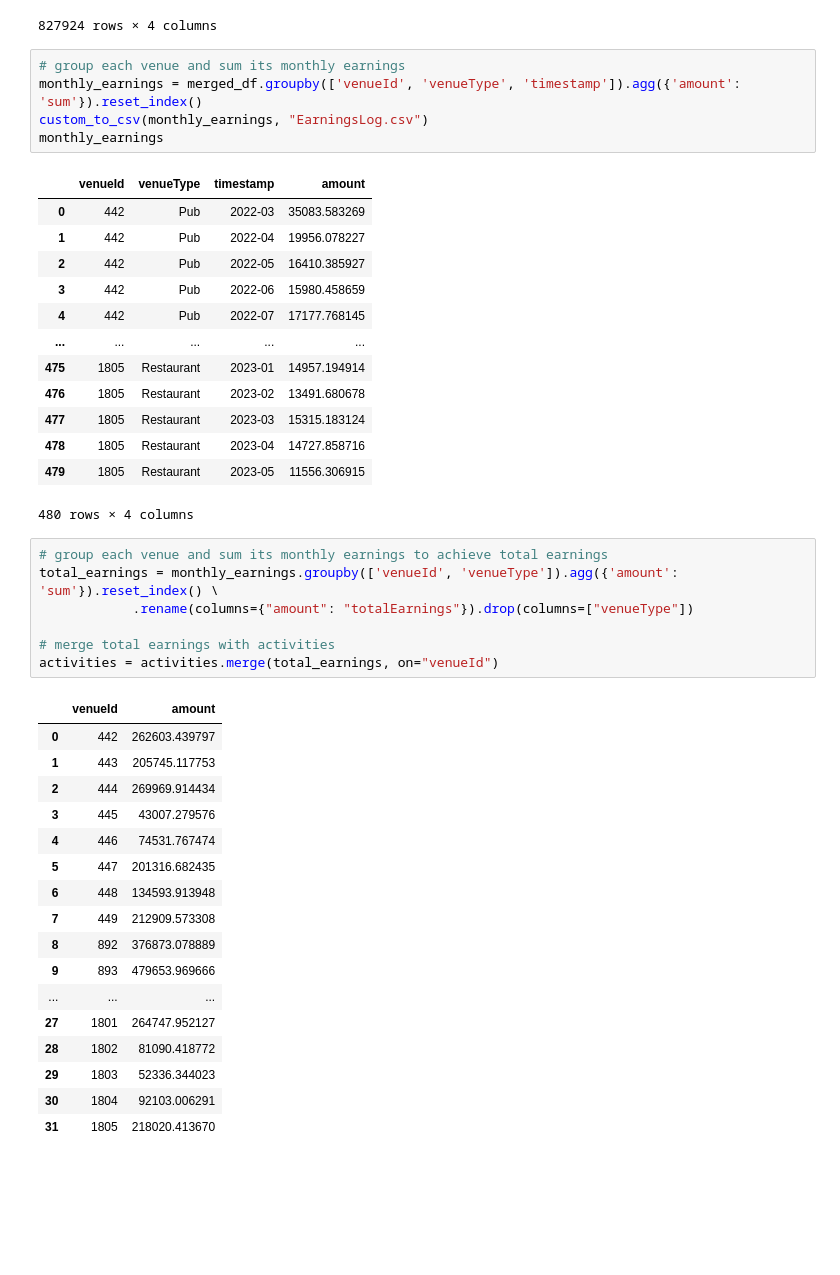
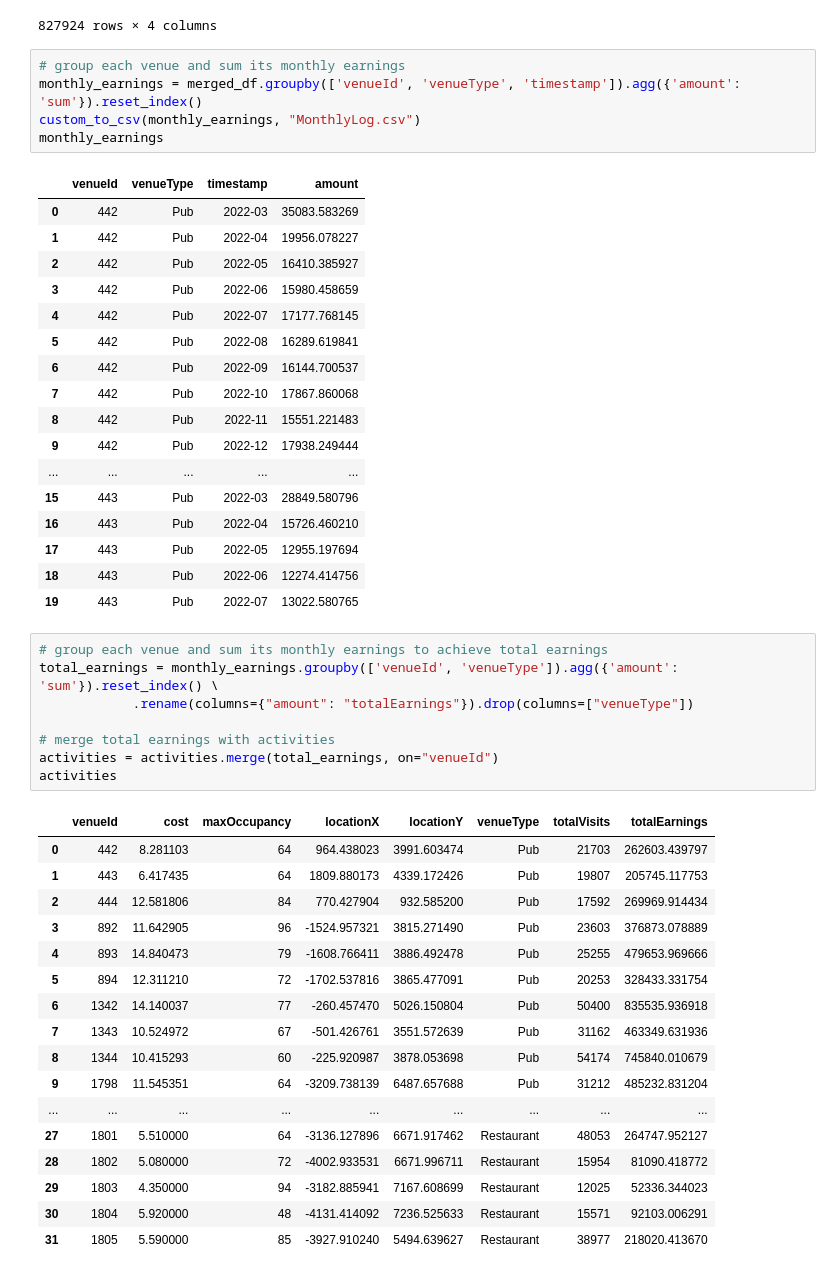
Before and after one commit to alesspalma/VAproject, a Jupyter notebook: preprocessing/aggregations.ipynb, the cells around one changed output. Saved outputs shown, nothing was run; the diff lists cells and outputs as text; blank space fills up the shorter version.

Commit message:
data extraction for activities view

```diff
--- a/preprocessing/aggregations.ipynb
+++ b/preprocessing/aggregations.ipynb
@@ -469,7 +469,7 @@ merged_df
 # %%
 # group each venue and sum its monthly earnings
 monthly_earnings = merged_df.groupby(['venueId', 'venueType', 'timestamp']).agg({'amount': 'sum'}).reset_index()
-custom_to_csv(monthly_earnings, "EarningsLog.csv")
+custom_to_csv(monthly_earnings, "MonthlyLog.csv")
 monthly_earnings
 # %% [output]
 |  | venueId | venueType | timestamp | amount |
@@ -478,35 +478,40 @@ monthly_earnings
 | 2 | 442 | Pub | 2022-05 | 16410.385927 |
 | 3 | 442 | Pub | 2022-06 | 15980.458659 |
 | 4 | 442 | Pub | 2022-07 | 17177.768145 |
+| 5 | 442 | Pub | 2022-08 | 16289.619841 |
+| 6 | 442 | Pub | 2022-09 | 16144.700537 |
+| 7 | 442 | Pub | 2022-10 | 17867.860068 |
+| 8 | 442 | Pub | 2022-11 | 15551.221483 |
+| 9 | 442 | Pub | 2022-12 | 17938.249444 |
 | ... | ... | ... | ... | ... |
-| 475 | 1805 | Restaurant | 2023-01 | 14957.194914 |
-| 476 | 1805 | Restaurant | 2023-02 | 13491.680678 |
-| 477 | 1805 | Restaurant | 2023-03 | 15315.183124 |
-| 478 | 1805 | Restaurant | 2023-04 | 14727.858716 |
-| 479 | 1805 | Restaurant | 2023-05 | 11556.306915 |
+| 15 | 443 | Pub | 2022-03 | 28849.580796 |
+| 16 | 443 | Pub | 2022-04 | 15726.460210 |
+| 17 | 443 | Pub | 2022-05 | 12955.197694 |
+| 18 | 443 | Pub | 2022-06 | 12274.414756 |
+| 19 | 443 | Pub | 2022-07 | 13022.580765 |
-480 rows × 4 columns
 # %%
 # group each venue and sum its monthly earnings to achieve total earnings
 total_earnings = monthly_earnings.groupby(['venueId', 'venueType']).agg({'amount': 'sum'}).reset_index() \
             .rename(columns={"amount": "totalEarnings"}).drop(columns=["venueType"])
 
 # merge total earnings with activities
 activities = activities.merge(total_earnings, on="venueId")
+activities
 # %% [output]
-|  | venueId | amount |
-| 0 | 442 | 262603.439797 |
-| 1 | 443 | 205745.117753 |
-| 2 | 444 | 269969.914434 |
-| 3 | 445 | 43007.279576 |
-| 4 | 446 | 74531.767474 |
-| 5 | 447 | 201316.682435 |
-| 6 | 448 | 134593.913948 |
-| 7 | 449 | 212909.573308 |
-| 8 | 892 | 376873.078889 |
-| 9 | 893 | 479653.969666 |
-| ... | ... | ... |
-| 27 | 1801 | 264747.952127 |
-| 28 | 1802 | 81090.418772 |
-| 29 | 1803 | 52336.344023 |
-| 30 | 1804 | 92103.006291 |
-| 31 | 1805 | 218020.413670 |
+|  | venueId | cost | maxOccupancy | locationX | locationY | venueType | totalVisits | totalEarnings |
+| 0 | 442 | 8.281103 | 64 | 964.438023 | 3991.603474 | Pub | 21703 | 262603.439797 |
+| 1 | 443 | 6.417435 | 64 | 1809.880173 | 4339.172426 | Pub | 19807 | 205745.117753 |
+| 2 | 444 | 12.581806 | 84 | 770.427904 | 932.585200 | Pub | 17592 | 269969.914434 |
+| 3 | 892 | 11.642905 | 96 | -1524.957321 | 3815.271490 | Pub | 23603 | 376873.078889 |
+| 4 | 893 | 14.840473 | 79 | -1608.766411 | 3886.492478 | Pub | 25255 | 479653.969666 |
+| 5 | 894 | 12.311210 | 72 | -1702.537816 | 3865.477091 | Pub | 20253 | 328433.331754 |
+| 6 | 1342 | 14.140037 | 77 | -260.457470 | 5026.150804 | Pub | 50400 | 835535.936918 |
+| 7 | 1343 | 10.524972 | 67 | -501.426761 | 3551.572639 | Pub | 31162 | 463349.631936 |
+| 8 | 1344 | 10.415293 | 60 | -225.920987 | 3878.053698 | Pub | 54174 | 745840.010679 |
+| 9 | 1798 | 11.545351 | 64 | -3209.738139 | 6487.657688 | Pub | 31212 | 485232.831204 |
+| ... | ... | ... | ... | ... | ... | ... | ... | ... |
+| 27 | 1801 | 5.510000 | 64 | -3136.127896 | 6671.917462 | Restaurant | 48053 | 264747.952127 |
+| 28 | 1802 | 5.080000 | 72 | -4002.933531 | 6671.996711 | Restaurant | 15954 | 81090.418772 |
+| 29 | 1803 | 4.350000 | 94 | -3182.885941 | 7167.608699 | Restaurant | 12025 | 52336.344023 |
+| 30 | 1804 | 5.920000 | 48 | -4131.414092 | 7236.525633 | Restaurant | 15571 | 92103.006291 |
+| 31 | 1805 | 5.590000 | 85 | -3927.910240 | 5494.639627 | Restaurant | 38977 | 218020.413670 |
```
Also changed, not shown: parts of 6 cells of this notebook, 3 other files.
